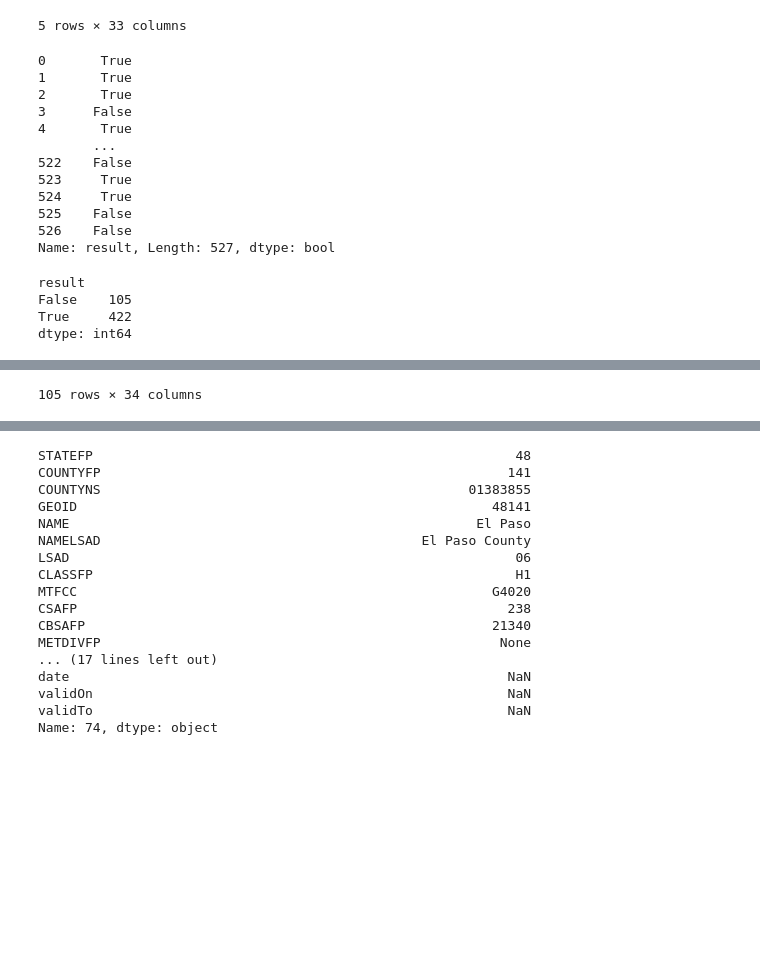
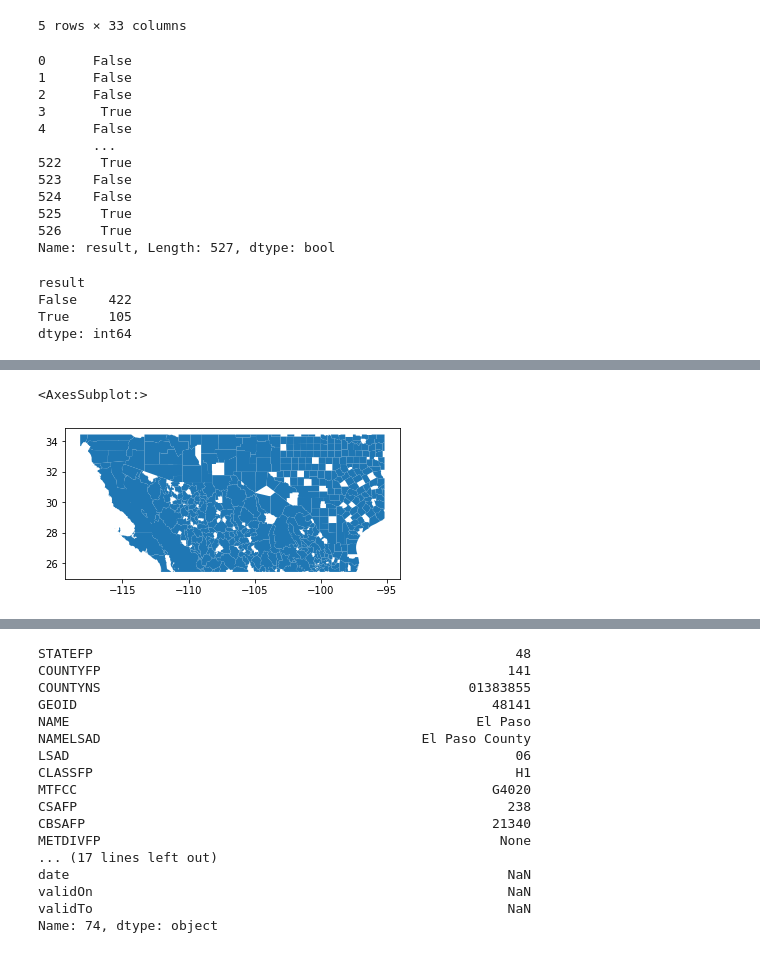
Before and after one commit to sjsrey/geoplanar, a Jupyter notebook: notebooks/usmex_level2_contiguity.ipynb, the cells around one changed output, grey strips where cells are left out. Cells and saved outputs as stored; diff of their text form; code cells hidden in the pictures; blank space fills up the shorter version.

```diff
--- a/notebooks/usmex_level2_contiguity.ipynb
+++ b/notebooks/usmex_level2_contiguity.ipynb
@@ -72,32 +72,32 @@ df2.head()
 5 rows × 33 columns
 # %%
 # checking for any changes on geometries
-df2['result'] = np.where(df["geometry"] == df2["geometry"], False, True)
+df2['result'] = np.where(df["geometry"] == df2["geometry"], True, False)
 # %%
 # which geometries are the same in df to df2
 df2['result']
 # %% [output]
-0       True
-1       True
-2       True
-3      False
-4       True
+0      False
+1      False
+2      False
+3       True
+4      False
        ...
-522    False
-523     True
-524     True
-525    False
-526    False
+522     True
+523    False
+524    False
+525     True
+526     True
 Name: result, Length: 527, dtype: bool
 # %%
 # number of geometries equal/different bewteen the two df
 df2.groupby('result').size()
 # %% [output]
 result
-False    105
-True     422
+False    422
+True     105
 dtype: int64
 # %%
 # all counties/municipios that changed
-df2.loc[df2['result'] == False]
+df2.loc[df2['result'] == False].plot()
 # %% [output]
@@ -116 +104,2 @@ df2.loc[df2['result'] == False]
-105 rows × 34 columns
+<AxesSubplot:>
+[figure, added]
```
Also changed, not shown: parts of 3 cells of this notebook, 13 other files.
